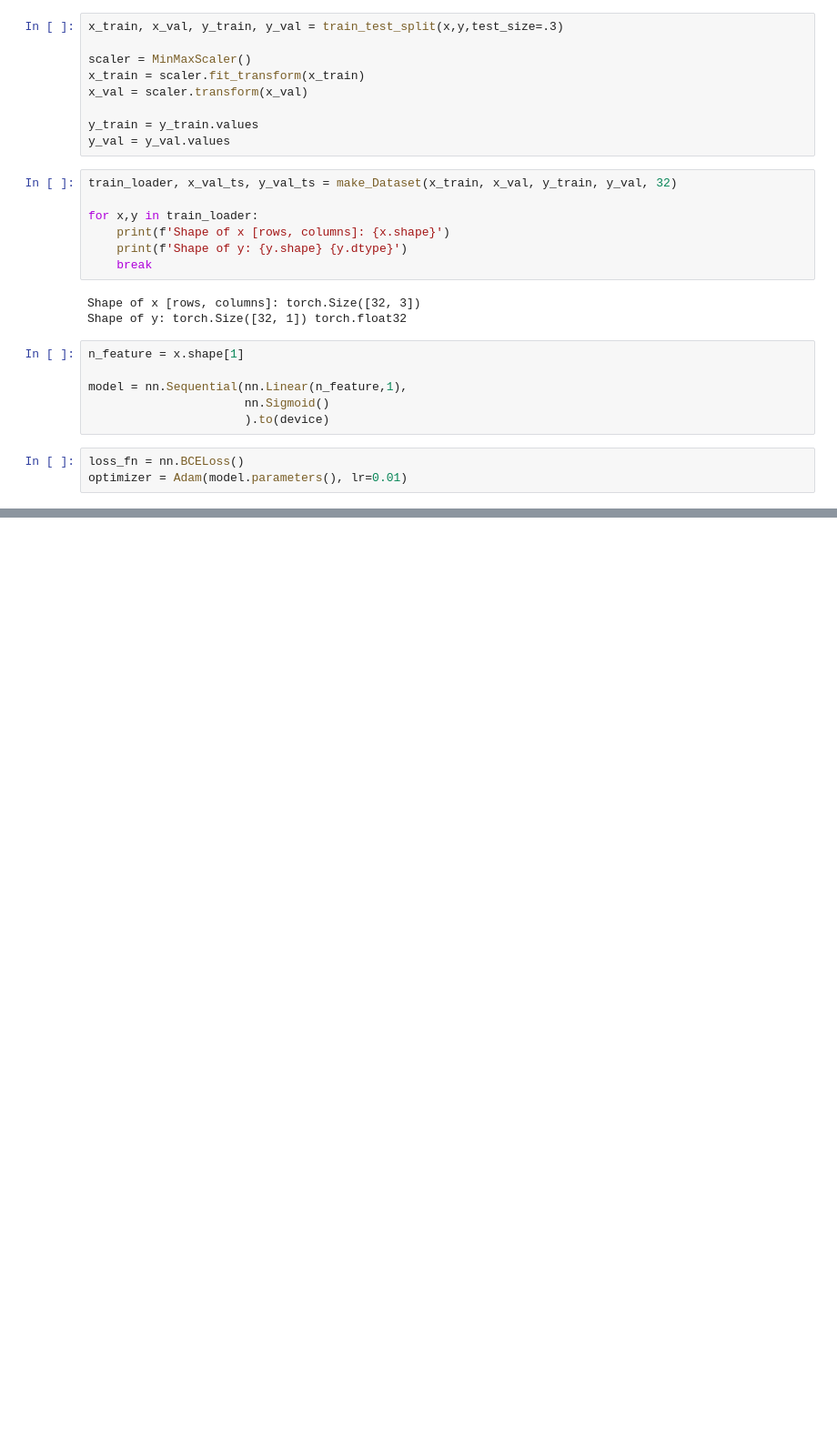
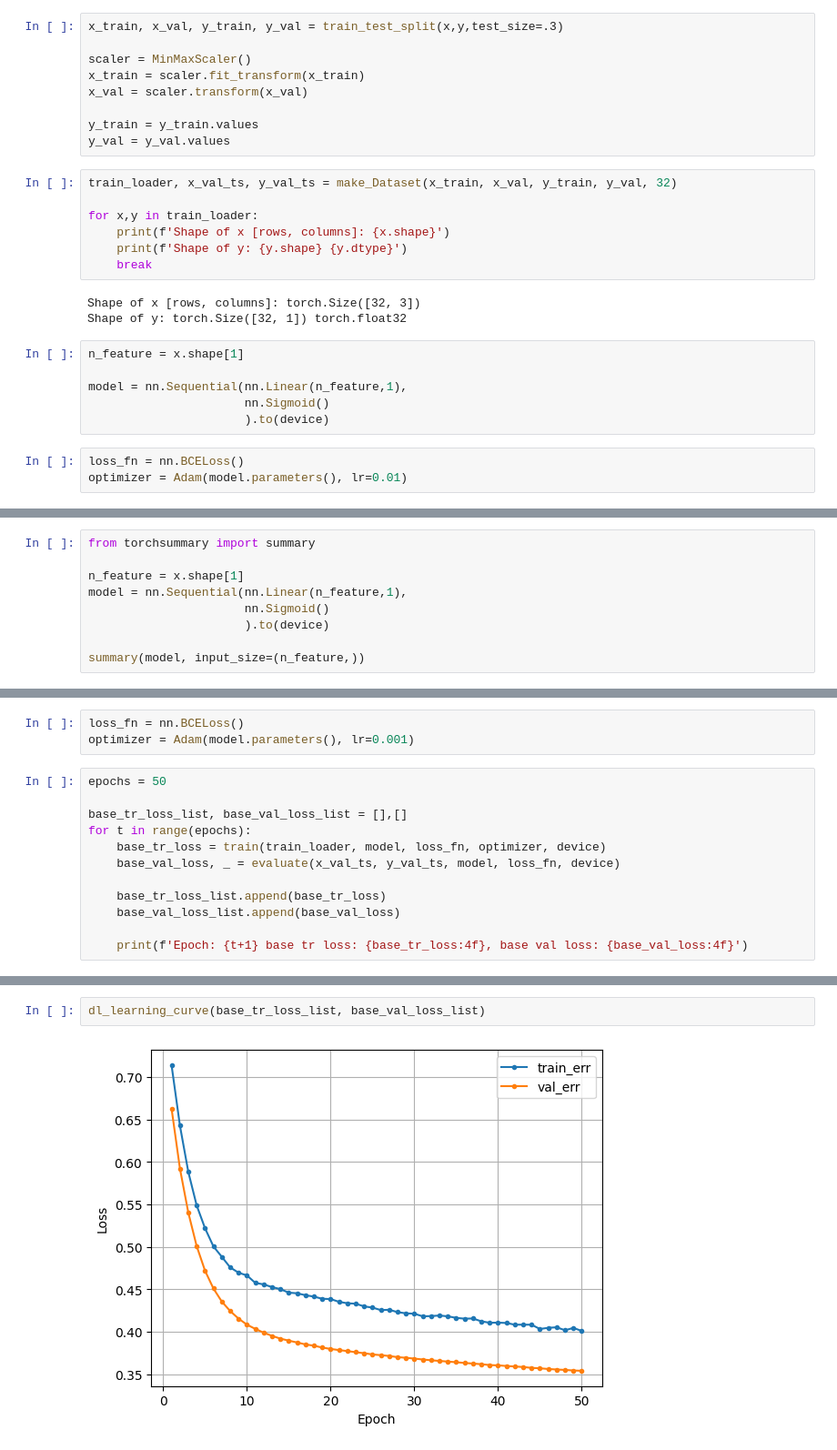
Before and after one commit to initcatcher/pytorch-10day, a Jupyter notebook: days/4.ipynb, the cells around one changed output, grey strips where cells are left out. Shown at 91% size. Drawn from its saved outputs; the diff is of its cells as text; blank space fills up the shorter version.

```diff
--- a/days/4.ipynb
+++ b/days/4.ipynb
@@ -164,0 +299,9 @@ print(pred.cpu().numpy()[:5])
+# %%
+from torchsummary import summary
+
+n_feature = x.shape[1]
+model = nn.Sequential(nn.Linear(n_feature,1),
+                      nn.Sigmoid()
+                      ).to(device)
+
+summary(model, input_size=(n_feature,))
@@ -164,0 +324,15 @@ print(pred.cpu().numpy()[:5])
+# %%
+loss_fn = nn.BCELoss()
+optimizer = Adam(model.parameters(), lr=0.001)
+# %%
+epochs = 50
+
+base_tr_loss_list, base_val_loss_list = [],[]
+for t in range(epochs):
+    base_tr_loss = train(train_loader, model, loss_fn, optimizer, device)
+    base_val_loss, _ = evaluate(x_val_ts, y_val_ts, model, loss_fn, device)
+
+    base_tr_loss_list.append(base_tr_loss)
+    base_val_loss_list.append(base_val_loss)
+
+    print(f'Epoch: {t+1} base tr loss: {base_tr_loss:4f}, base val loss: {base_val_loss:4f}')
@@ -164,0 +357,4 @@ print(pred.cpu().numpy()[:5])
+# %%
+dl_learning_curve(base_tr_loss_list, base_val_loss_list)
+# %% [output]
+[figure, added]
```
Also changed, not shown: parts of 26 cells of this notebook, 2 other files.
